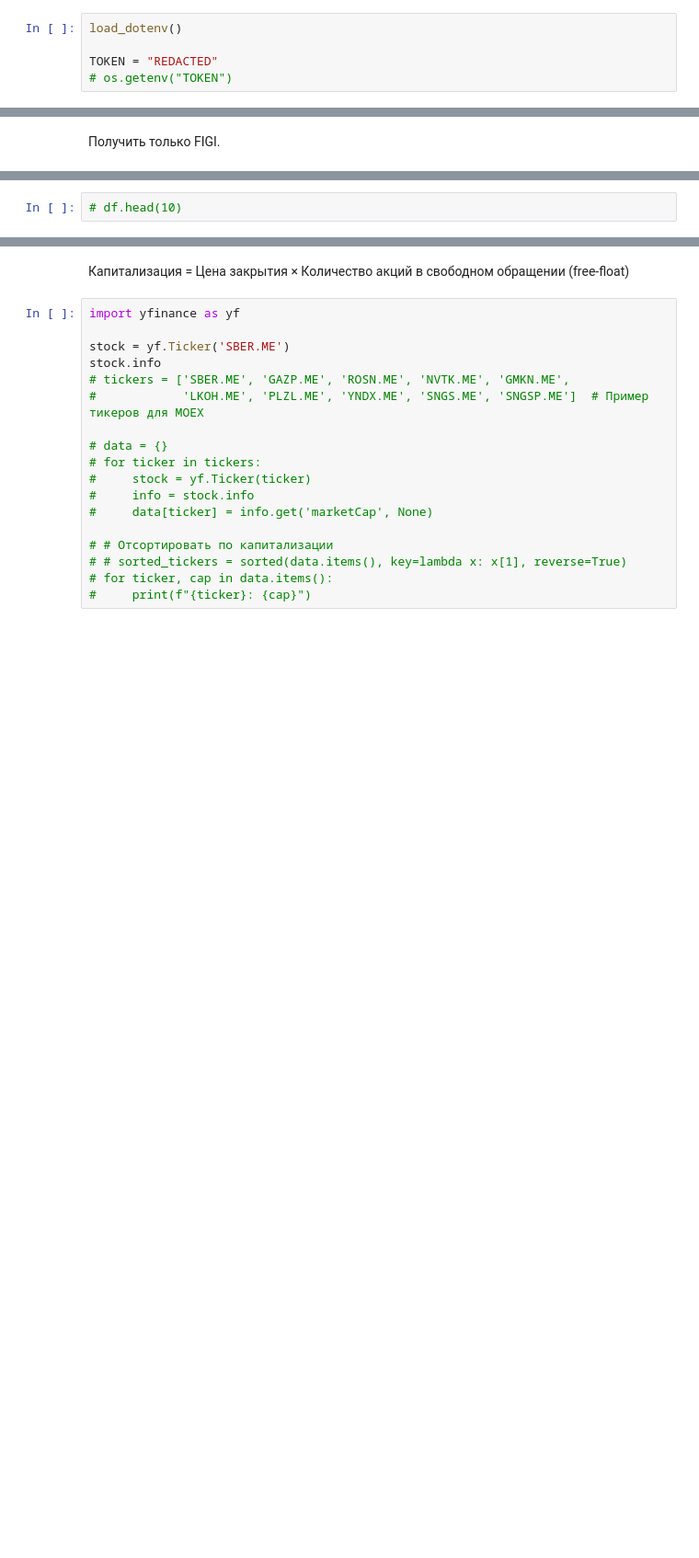
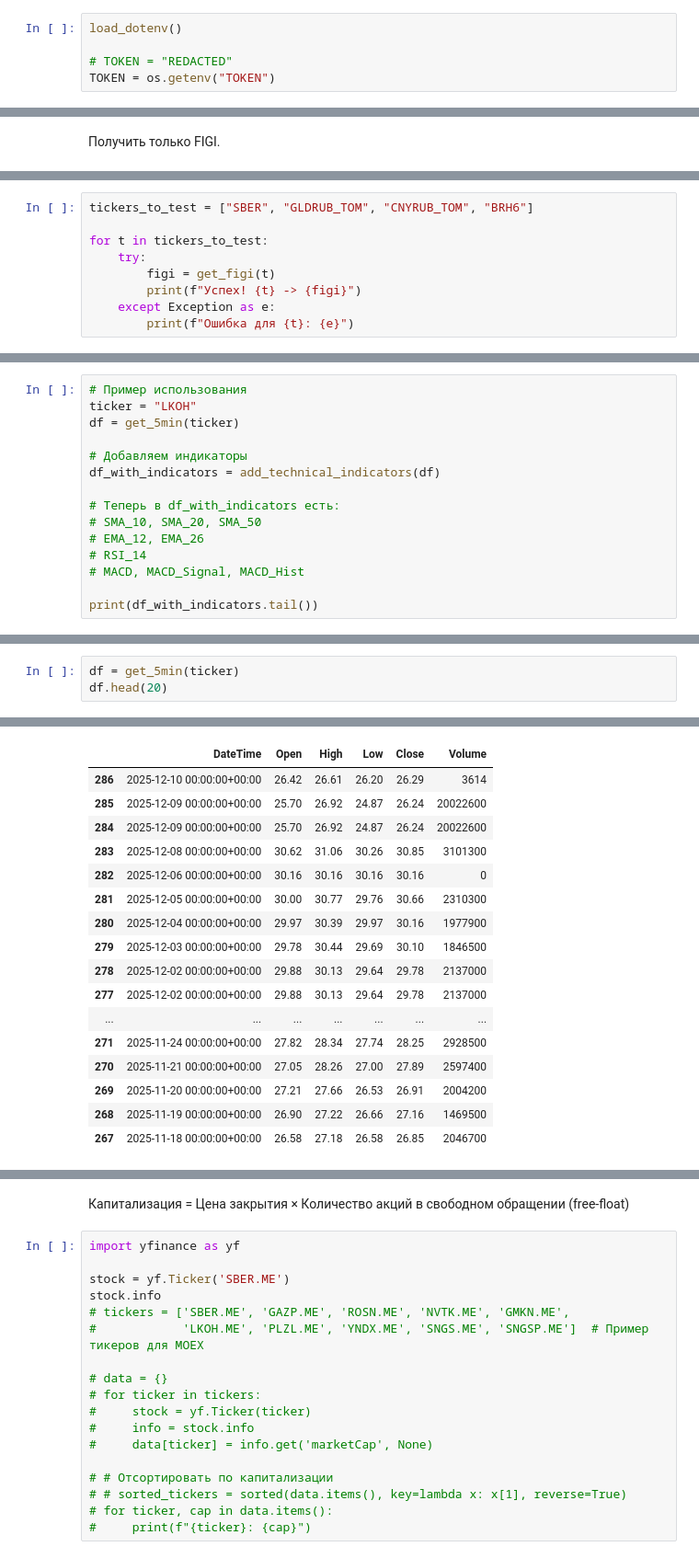
Before and after one commit to JayRox73/Deep_Learning_Trading_Strategy_for_Russian_Stock_Market, a Jupyter notebook: dataset_formation.ipynb, the cells around one changed output, grey strips where cells are left out. Shown at 92% size. Saved outputs shown, nothing was run; the diff lists cells and outputs as text; blank space fills up the shorter version.

```diff
--- a/dataset_formation.ipynb
+++ b/dataset_formation.ipynb
@@ -55,5 +36,5 @@ DATA_DIR.mkdir(exist_ok=True)
 # %%
 load_dotenv()
 
-TOKEN = "REDACTED"
-# os.getenv("TOKEN")
+# TOKEN = "REDACTED"
+TOKEN = os.getenv("TOKEN")
@@ -146,0 +142,9 @@ get_figi(ticker)
+# %%
+tickers_to_test = ["SBER", "GLDRUB_TOM", "CNYRUB_TOM", "BRH6"]
+
+for t in tickers_to_test:
+    try:
+        figi = get_figi(t)
+        print(f"Успех! {t} -> {figi}")
+    except Exception as e:
+        print(f"Ошибка для {t}: {e}")
@@ -215,0 +473,15 @@ def get_5min(ticker: str) -> pd.DataFrame:
+# %%
+# Пример использования
+ticker = "LKOH"
+df = get_5min(ticker)
+
+# Добавляем индикаторы
+df_with_indicators = add_technical_indicators(df)
+
+# Теперь в df_with_indicators есть:
+# SMA_10, SMA_20, SMA_50
+# EMA_12, EMA_26
+# RSI_14
+# MACD, MACD_Signal, MACD_Hist
+
+print(df_with_indicators.tail())
@@ -216,3 +506,4 @@ def get_5min(ticker: str) -> pd.DataFrame:
 # %%
-# df.head(10)
+df = get_5min(ticker)
+df.head(20)
 # %% [output]
@@ -219,0 +527,17 @@ NameError: name 'df' is not defined
+|  | DateTime | Open | High | Low | Close | Volume |
+| 286 | 2025-12-10 00:00:00+00:00 | 26.42 | 26.61 | 26.20 | 26.29 | 3614 |
+| 285 | 2025-12-09 00:00:00+00:00 | 25.70 | 26.92 | 24.87 | 26.24 | 20022600 |
+| 284 | 2025-12-09 00:00:00+00:00 | 25.70 | 26.92 | 24.87 | 26.24 | 20022600 |
+| 283 | 2025-12-08 00:00:00+00:00 | 30.62 | 31.06 | 30.26 | 30.85 | 3101300 |
+| 282 | 2025-12-06 00:00:00+00:00 | 30.16 | 30.16 | 30.16 | 30.16 | 0 |
+| 281 | 2025-12-05 00:00:00+00:00 | 30.00 | 30.77 | 29.76 | 30.66 | 2310300 |
+| 280 | 2025-12-04 00:00:00+00:00 | 29.97 | 30.39 | 29.97 | 30.16 | 1977900 |
+| 279 | 2025-12-03 00:00:00+00:00 | 29.78 | 30.44 | 29.69 | 30.10 | 1846500 |
+| 278 | 2025-12-02 00:00:00+00:00 | 29.88 | 30.13 | 29.64 | 29.78 | 2137000 |
+| 277 | 2025-12-02 00:00:00+00:00 | 29.88 | 30.13 | 29.64 | 29.78 | 2137000 |
+| ... | ... | ... | ... | ... | ... | ... |
+| 271 | 2025-11-24 00:00:00+00:00 | 27.82 | 28.34 | 27.74 | 28.25 | 2928500 |
+| 270 | 2025-11-21 00:00:00+00:00 | 27.05 | 28.26 | 27.00 | 27.89 | 2597400 |
+| 269 | 2025-11-20 00:00:00+00:00 | 27.21 | 27.66 | 26.53 | 26.91 | 2004200 |
+| 268 | 2025-11-19 00:00:00+00:00 | 26.90 | 27.22 | 26.66 | 27.16 | 1469500 |
+| 267 | 2025-11-18 00:00:00+00:00 | 26.58 | 27.18 | 26.58 | 26.85 | 2046700 |
```
Also changed, not shown: parts of 16 cells of this notebook, 1 other file.
